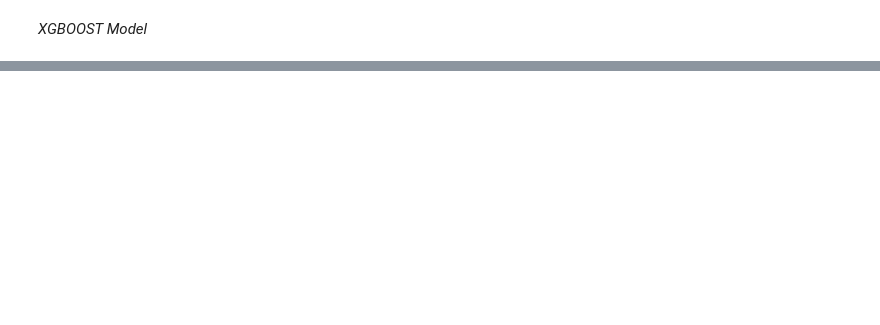
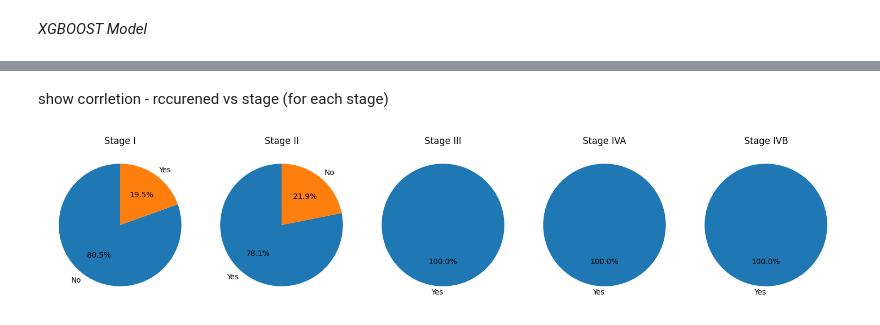
Before and after one commit to CEitanC/TDS, a Jupyter notebook: Second_Submission.ipynb, the cells around one changed output, grey strips where cells are left out. Drawn from its saved outputs; the diff is of its cells as text; code cells hidden in the pictures; blank space fills up the shorter version.

```diff
--- a/Second_Submission.ipynb
+++ b/Second_Submission.ipynb
@@ -359,0 +343,19 @@ Accuracy is: 0.961038961038961
+# %% [markdown]
+show corrletion - rccurened vs stage (for each stage)
+# %%
+unique_stages = sorted(df['Stage'].unique())
+
+fig, axs = plt.subplots(1, len(unique_stages), figsize=(15, 5))
+
+for i, stage in enumerate(unique_stages):
+    stage_df = df[df['Stage'] == stage]
+
+    counts = stage_df['Recurred'].value_counts()
+
+    axs[i].pie(counts, labels=counts.index, autopct='%1.1f%%', startangle=90)
+    axs[i].set_title(f"Stage {stage}")
+
+plt.tight_layout()
+plt.show()
+# %% [output]
+[figure, added]
```
Also changed, not shown: parts of 23 cells of this notebook.
